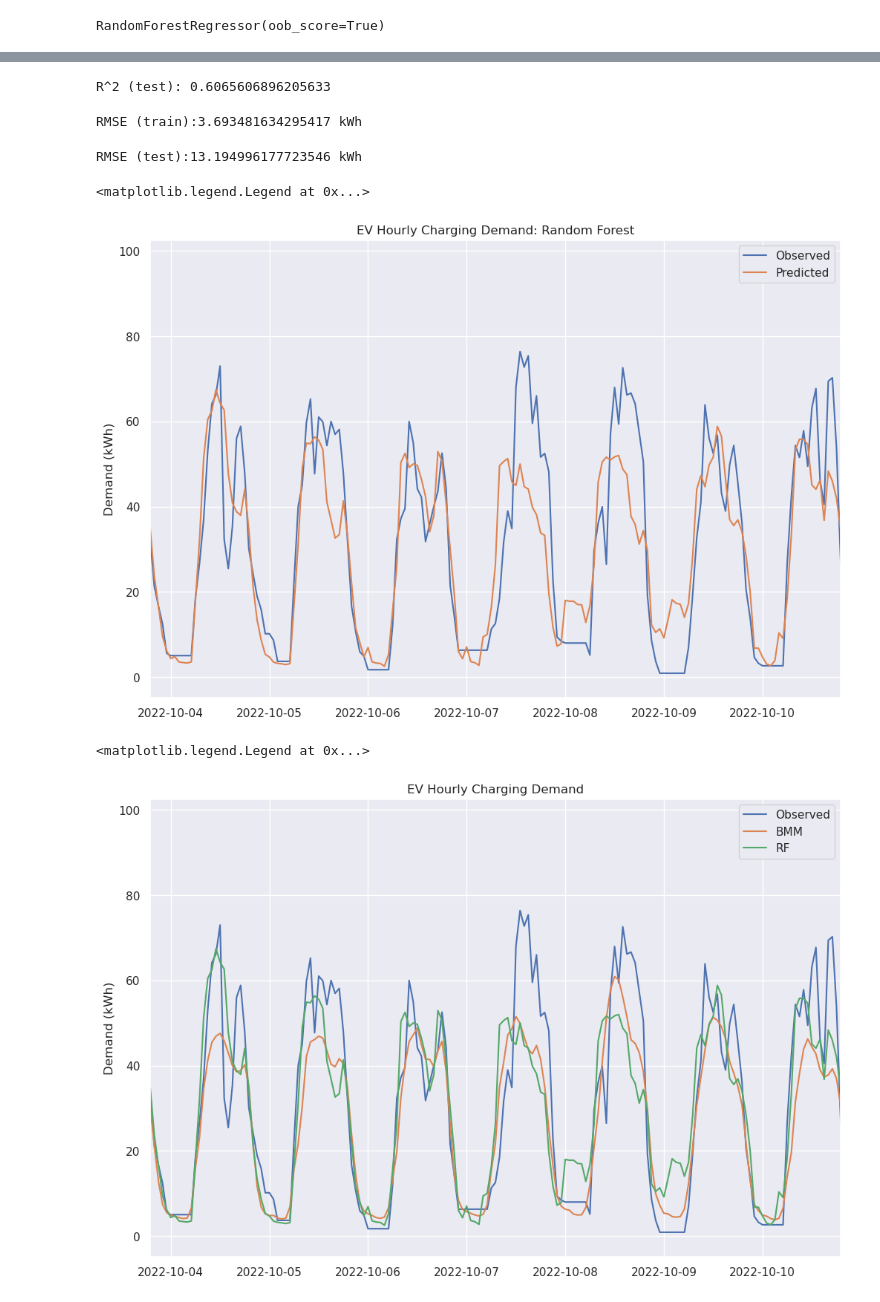
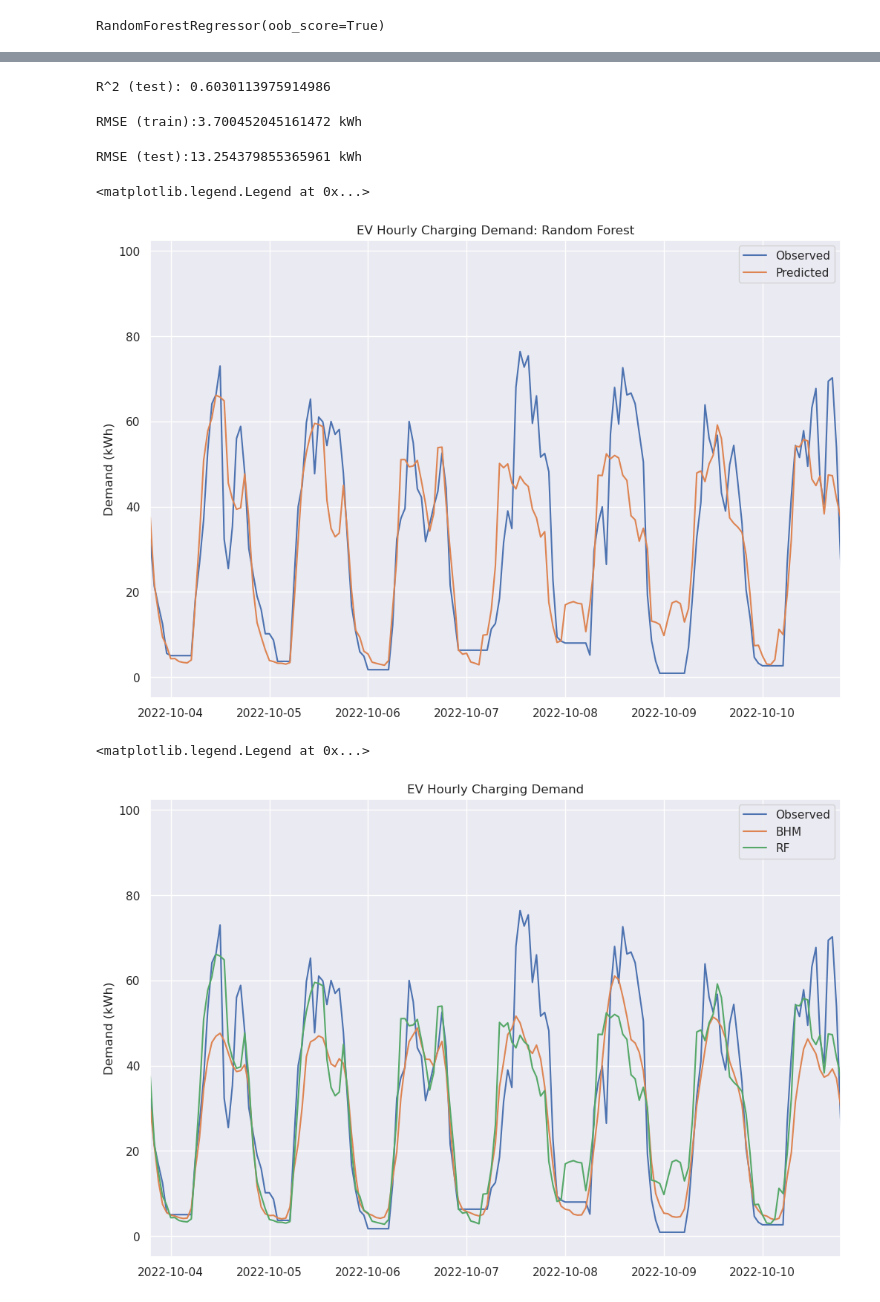
Before and after one commit to camirmas/ev_analysis, a Jupyter notebook: ev_analysis/load_prediction.ipynb, the cells around one changed output, grey strips where cells are left out. Drawn from its saved outputs; the diff is of its cells as text; code cells hidden in the pictures.

```diff
--- a/ev_analysis/load_prediction.ipynb
+++ b/ev_analysis/load_prediction.ipynb
@@ -204,7 +204,7 @@ X
 | 2022-12-31 23:00:00 | 4.584690 | 23 | 5 | 12 | 2022 | 4 | 3.0 | 69.26 | -0.589792 | ... |
 8563 rows × 10 columns
 # %%
-X_train, X_test, y_train, y_test = train_test_split(X[["hour", "temperature", "day", "month"]], X.kWh, shuffle=False)
+X_train, X_test, y_train, y_test = train_test_split(X[["hour", "temperature", "day", "month", "temperature_std"]], X.kWh, shuffle=False)
 # %% [markdown]
 ## Exploratory Data Analysis (EDA)
 # %%
@@ -283,7 +283,7 @@ with pm.Model(coords=coords) as model:
     hour = pm.MutableData("hour", X_train.hour.values)
     day = pm.MutableData("day", X_train.day.values)
     month = pm.MutableData("month", X_train.month.values - 1)
-    temperature = pm.MutableData("temperature", X_train.temperature.values)
+    temperature = pm.MutableData("temperature", X_train.temperature_std.values)
     kWh = pm.ConstantData("kWh", y_train.values)
 
     # Hyperpriors
@@ -456,7 +456,7 @@ Text(0, 0.5, 'Hour/Day')
 # %%
 # make predictions on new data
 with model:
-    pm.set_data({"hour": X_test.hour, "day": X_test.day, "month": X_test.month - 1, "temperature": X_test.temperature})
+    pm.set_data({"hour": X_test.hour, "day": X_test.day, "month": X_test.month - 1, "temperature": X_test.temperature_std})
     post_idata = pm.sample_posterior_predictive(
         idata, random_seed=RANDOM_SEED
     )
@@ -520,21 +520,21 @@ r2_test_rf = rf.score(X_test, y_test)
 
 print(f"R^2 (test): {r2_test_rf}")
 # %% [output]
-R^2 (test): 0.6065606896205633
+R^2 (test): 0.6030113975914986
 # %%
 y_pred_train = rf.predict(X_train)
 
 rmse = mean_squared_error(y_pred_train, y_train, squared=False)
 print(f"RMSE (train):{rmse} kWh")
 # %% [output]
-RMSE (train):3.693481634295417 kWh
+RMSE (train):3.700452045161472 kWh
 # %%
 y_pred = rf.predict(X_test)
 
 rmse = mean_squared_error(y_test, y_pred, squared=False)
 print(f"RMSE (test):{rmse} kWh")
 # %% [output]
-RMSE (test):13.194996177723546 kWh
+RMSE (test):13.254379855365961 kWh
 # %%
 fig, ax = plt.subplots(figsize=(12, 8))
 
@@ -554,20 +554,20 @@ ax.set_xmargin(0)
 ax.legend()
 # %% [output]
 <matplotlib.legend.Legend at 0x...>
-[figure, old version]
+[figure, new version]
 # %%
 fig, ax = plt.subplots(figsize=(12, 8))
 
 ax.plot(X_test.index, y_test, label="Observed")
-ax.plot(X_test.index, Y_obs_test, label="BMM")
+ax.plot(X_test.index, Y_obs_test, label="BHM")
 ax.plot(xt.index, y_pred[sorted], label="RF")
 
 ax.set_xlim([X_test.index[0], X_test.index[24*7]])
 
 ax.set_title("EV Hourly Charging Demand")
 ax.set_ylabel("Demand (kWh)")
 ax.set_xmargin(0)
 ax.legend()
 # %% [output]
 <matplotlib.legend.Legend at 0x...>
-[figure, old version]
+[figure, new version]
```
Also changed, not shown: parts of 15 cells of this notebook.
